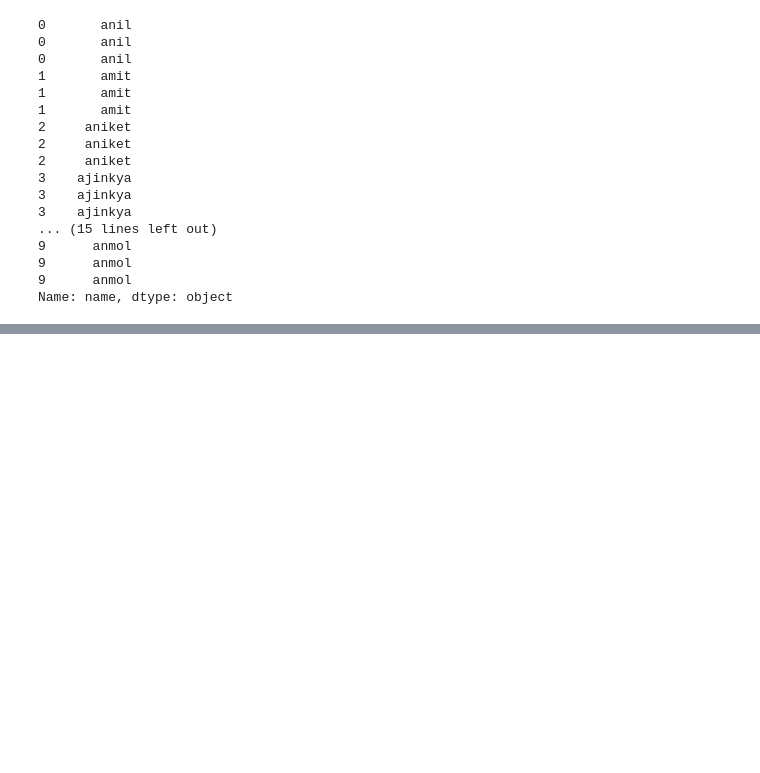
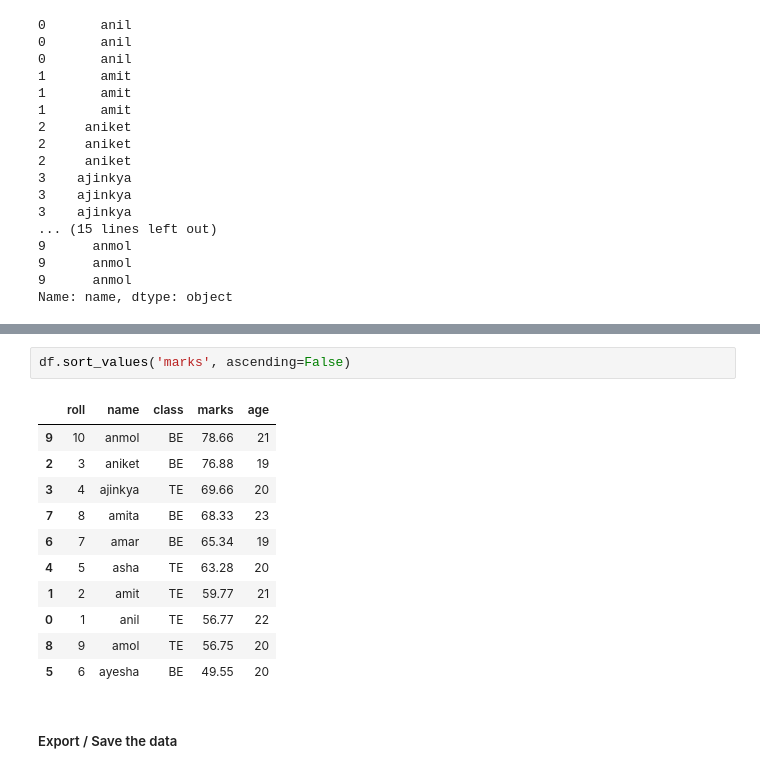
Before and after one commit to dipankar-majumder/cdac-pune-ai-ml-course, a Jupyter notebook: 23 Structured Data Analysis.ipynb, the cells around one changed output, grey strips where cells are left out. Saved outputs shown, nothing was run; the diff lists cells and outputs as text; blank space fills up the shorter version.

Commit message:
20250110 Structured Data Analysis using Pandas

```diff
--- a/23 Structured Data Analysis.ipynb
+++ b/23 Structured Data Analysis.ipynb
@@ -809,0 +994,16 @@ Name: name, dtype: object
+# %%
+df.sort_values('marks', ascending=False)
+# %% [output]
+|  | roll | name | class | marks | age |
+| 9 | 10 | anmol | BE | 78.66 | 21 |
+| 2 | 3 | aniket | BE | 76.88 | 19 |
+| 3 | 4 | ajinkya | TE | 69.66 | 20 |
+| 7 | 8 | amita | BE | 68.33 | 23 |
+| 6 | 7 | amar | BE | 65.34 | 19 |
+| 4 | 5 | asha | TE | 63.28 | 20 |
+| 1 | 2 | amit | TE | 59.77 | 21 |
+| 0 | 1 | anil | TE | 56.77 | 22 |
+| 8 | 9 | amol | TE | 56.75 | 20 |
+| 5 | 6 | ayesha | BE | 49.55 | 20 |
+# %% [markdown]
+##### Export / Save the data
```
Also changed, not shown: parts of 25 cells of this notebook, 2 other files.
